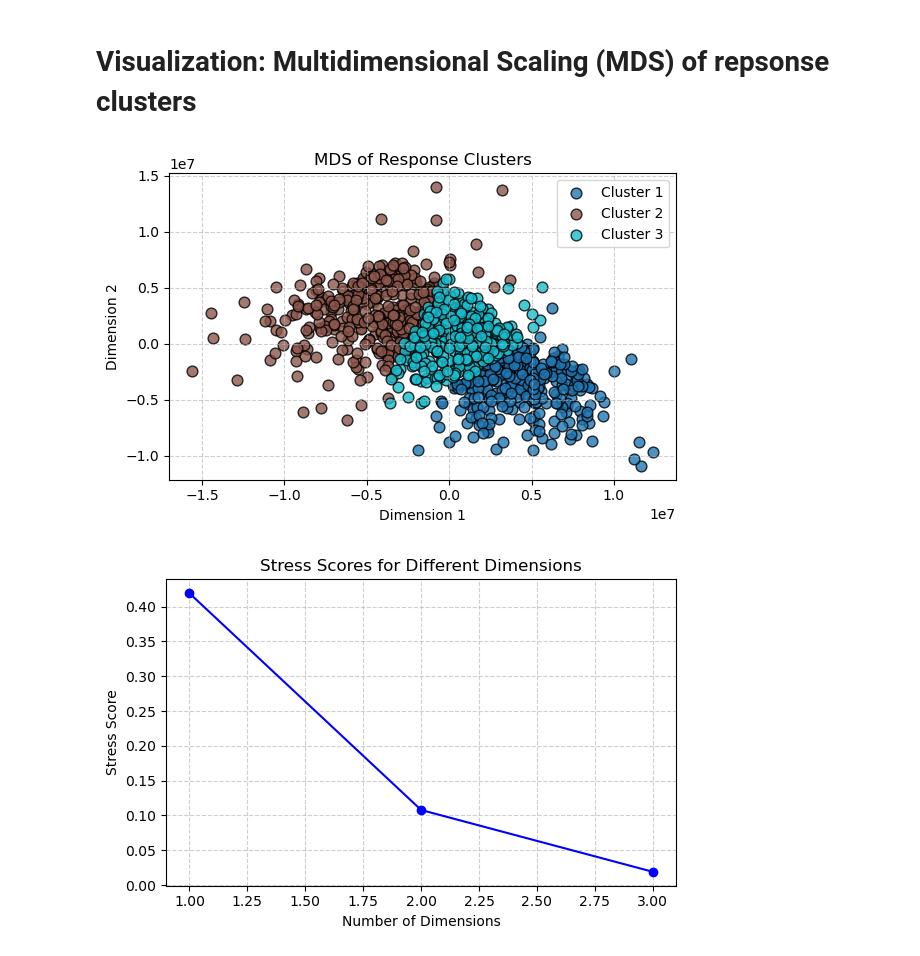
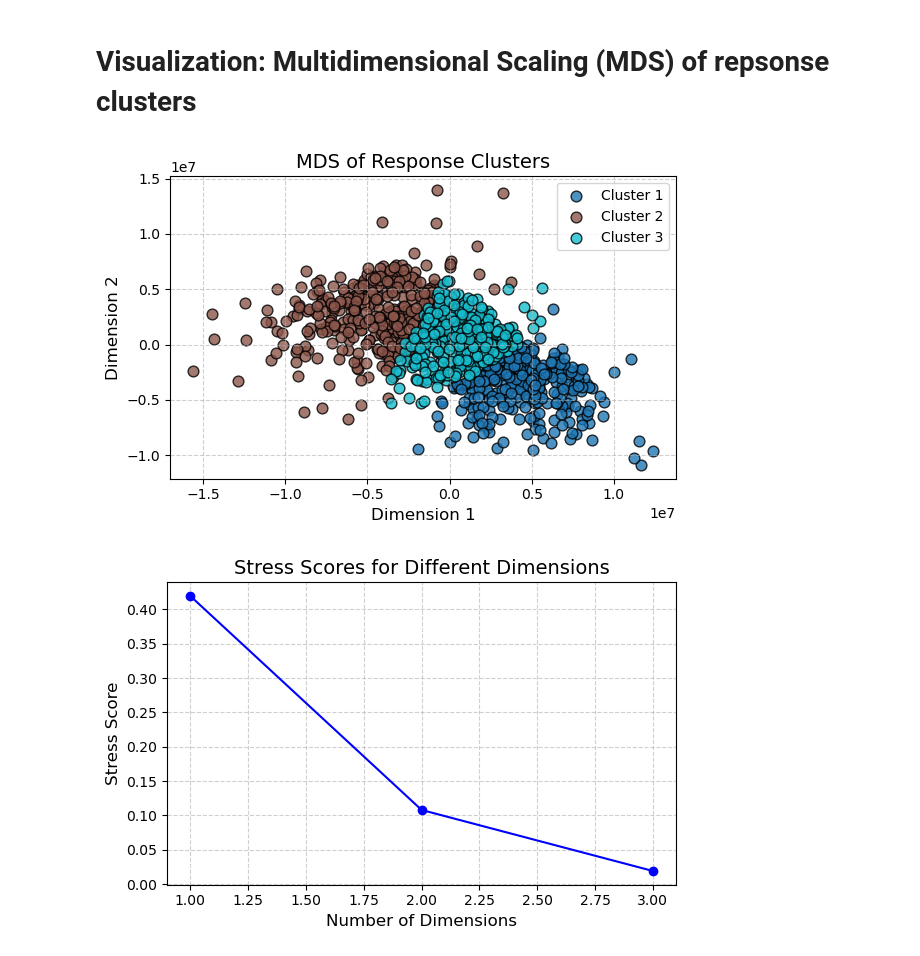
Before and after one commit to Stanford-Mineral-X/DGSA, a Jupyter notebook: DGSA_visualization_Park2016.ipynb, the cells around one changed output. Saved outputs shown, nothing was run; the diff lists cells and outputs as text; code cells hidden in the pictures.

```diff
--- a/DGSA_visualization_Park2016.ipynb
+++ b/DGSA_visualization_Park2016.ipynb
@@ -4,7 +4,7 @@
 from utils.DGSA_save_load import DGSA_load
 # Load results
 case_name = "Park2016"
-DGSA_results= DGSA_load(f"results/{case_name}_DGSA_results.pkl")
+DGSA_results= DGSA_load(f"example_results/{case_name}_DGSA_results.pkl")
 # %% [markdown]
 # Visualization: Pareto plots
 # %% [markdown]
@@ -72,11 +72,6 @@ single_pareto_by_cluster(
 # %% [markdown]
 ### Pareto plot for sensitivity with confidence interval
 # %%
-from utils.DGSA_save_load import DGSA_load
-# Load results
-case_name = "Park2016"
-DGSA_results= DGSA_load(f"results/{case_name}_DGSA_results.pkl")
-
 from visualization.single_pareto import single_pareto_ci
 
 single_pareto_ci(
@@ -187,12 +182,14 @@ conditional_cdf(
 # %%
 from visualization.cluster_MDS import cluster_MDS
 
-cluster_MDS = cluster_MDS(
-    output_dimensions = 3,
+cluster_MDS(
     distance_matrix = DGSA_results['distance_matrix'],
     clustering = DGSA_results['clustering'],
-    figsize = (6, 4)
+    stress_score_output_dimensions = 3,
+    fig_size = (6, 4),
+    font_size = 12,
+    font = 'DejaVu Sans'
 )
 # %% [output]
-[figure, old version]
+[figure, new version]
-[figure, old version]
+[figure, new version]
```
Also changed, not shown: parts of 8 cells of this notebook, 2 other files.
